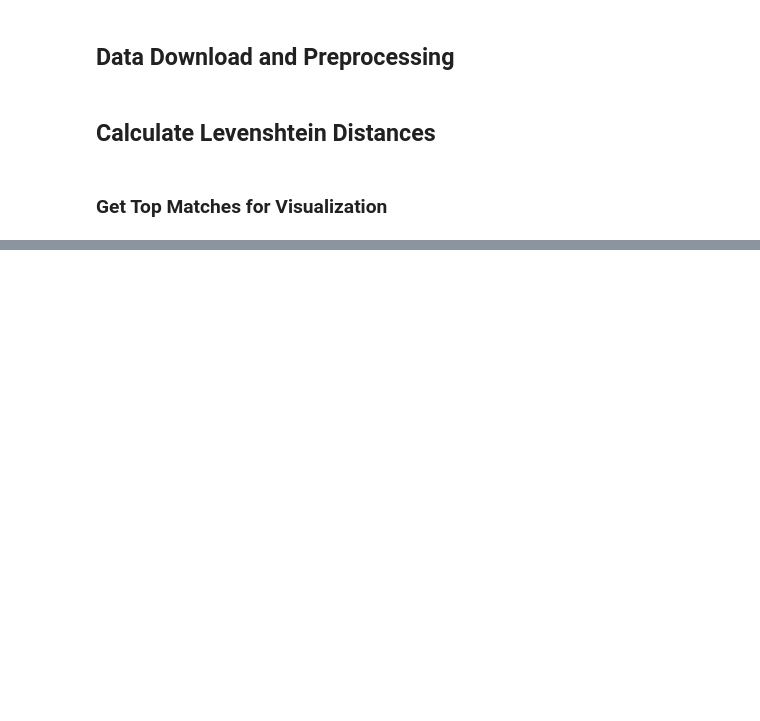
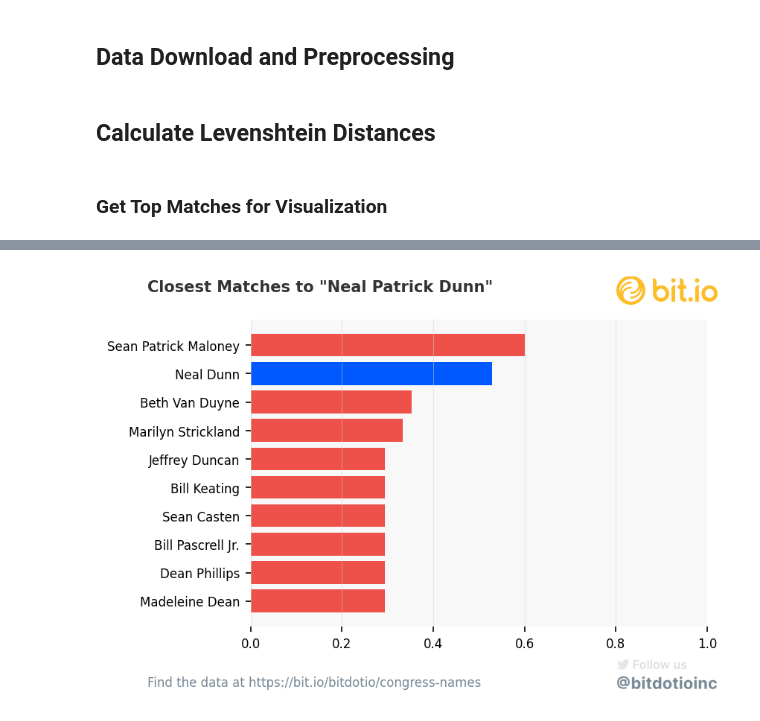
Before and after one commit to dliden-bitdotio/congress-names, a Jupyter notebook: src/visualizations.ipynb, the cells around one changed output, grey strips where cells are left out. Saved outputs shown, nothing was run; the diff lists cells and outputs as text; code cells hidden in the pictures; blank space fills up the shorter version.

Commit message:
update visualizations

```diff
--- a/src/visualizations.ipynb
+++ b/src/visualizations.ipynb
@@ -9,13 +9,32 @@ import pandas as pd
 import jellyfish
 import matplotlib.pyplot as plt
 import numpy as np
+import seaborn as sns
+
+from importlib import reload
+
 sys.path.append("../")
 
 from resources.bitio_helper import download_dataset
+import resources.bitformat
+reload(resources.bitformat)
+from resources.bitformat import format_bitdotio
+
 
 load_dotenv()
 PG_STRING = os.getenv("BITIO_PG_STRING")
 USERNAME = os.getenv("BITIO_USERNAME")
+
+BLUE = "#0059ff"
+GOLD = "#fdbd28"
+GREEN = "#28D9AA"
+RED = "#EE5149"
+METAL_SUN = "#AD8D40"
+DARK_ORCHID = "#9A34D1"
+MAGENTA = "#8A4859"
+OXFORD = "#121C3B"
+PINK = "#DB9995"
+GREY = "#788995"
 # %% [markdown]
 ## Data Download and Preprocessing
 # %%
@@ -87,0 +119,24 @@ sw_senate_sub = ['A. Mitchell Mcconnell, Jr.', 'Michael F Bennet', 'Shelley M Ca
+# %%
+dunn_matches = top_n_matches(house_mat.iloc[10], 10)
+x = list(dunn_matches.index.values)
+
+plt.style.use("../resources/bitdotio.mplstyle")
+fig, ax = plt.subplots(1,1,figsize=(6,4), dpi=150)
+
+ax.barh(x, dunn_matches, color=[RED]*8 + [BLUE, RED] )
+ax.set_yticklabels(x, minor=False)
+ax.set_xlim(0,1)
+
+# add vertical grid
+ax.xaxis.grid(True, linestyle='-', which='major', color='lightgrey', alpha=0.5)
+
+format_bitdotio(fig, title='Closest Matches to "Neal Patrick Dunn"', text="Find the data at https://bit.io/bitdotio/congress-names",
+                title_fontsize=10, logowidths=0.15)
+
+if not os.path.exists("../figures"):
+    os.makedirs("../figures")
+plt.savefig("../figures/dunn.png", dpi=300)
+
+plt.show()
+# %% [output]
+[figure, added]
```
Also changed, not shown: parts of 9 cells of this notebook, 1 other file.
